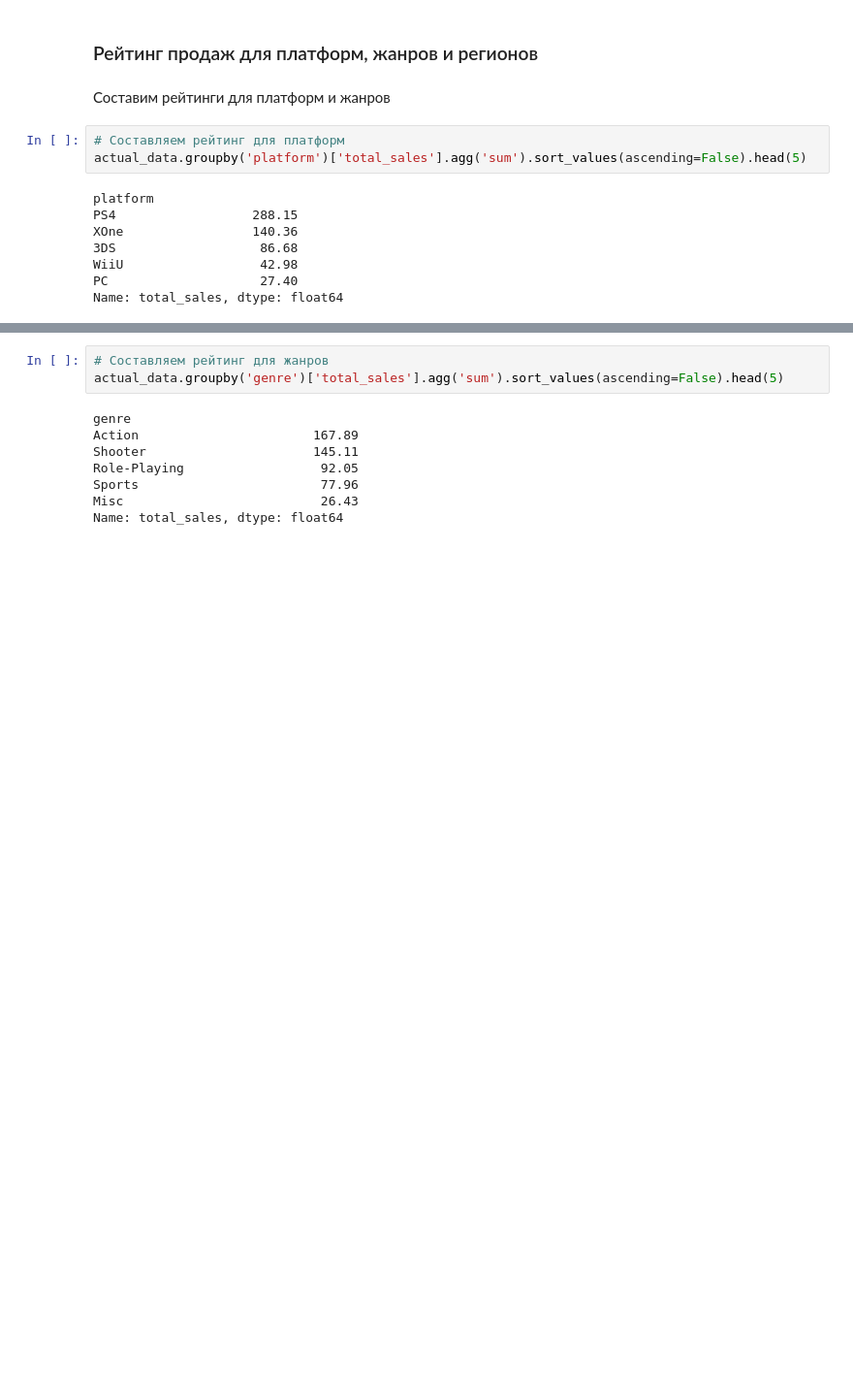
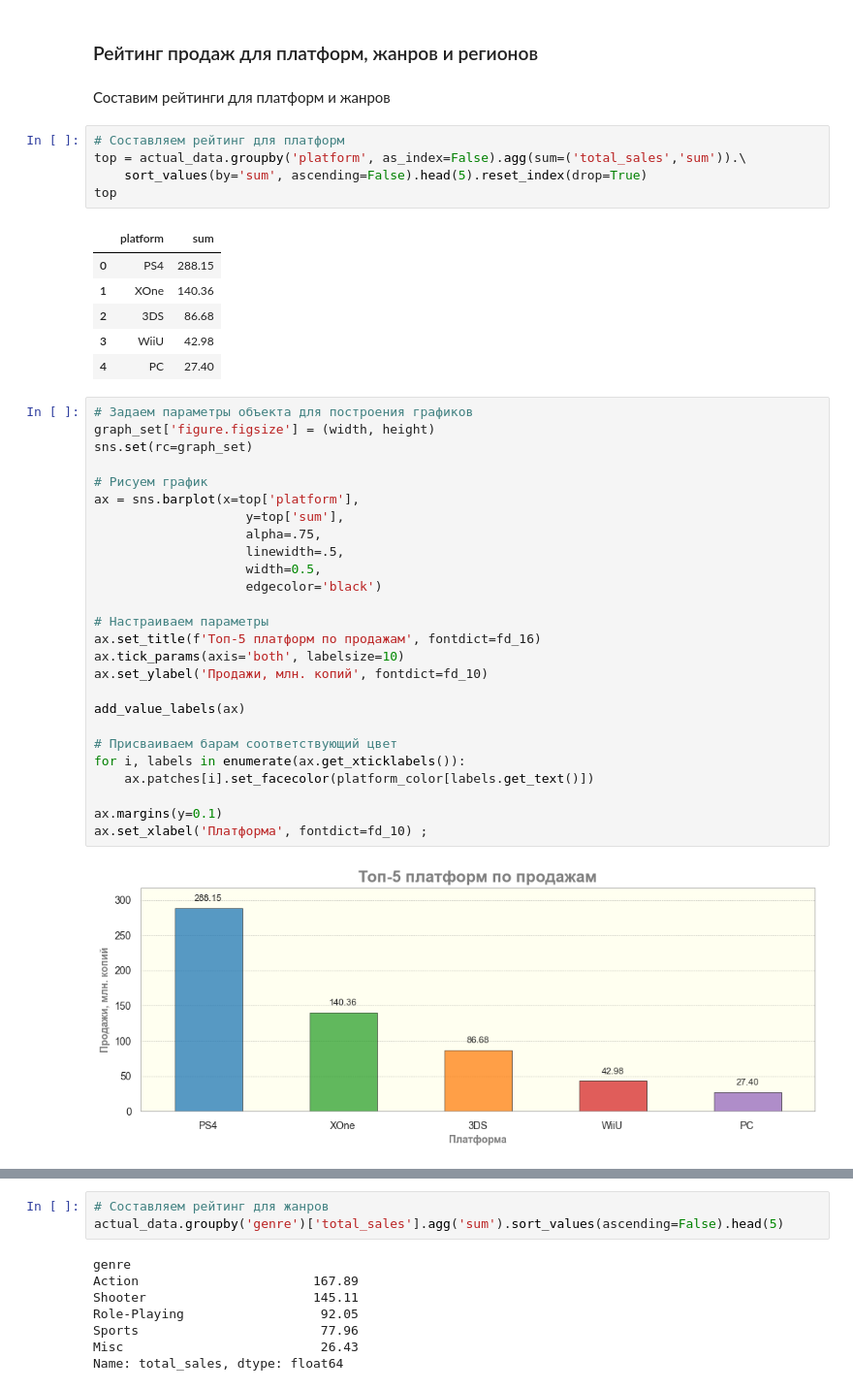
Before and after one commit to SuvorinSergey/ya_practicum_data_science, a Jupyter notebook: games/games.ipynb, the cells around one changed output, grey strips where cells are left out. Shown at 97% size. Cells and saved outputs as stored; diff of their text form; blank space fills up the shorter version.

```diff
--- a/games/games.ipynb
+++ b/games/games.ipynb
@@ -1476,15 +1478,44 @@ actual_data[actual_data['other_sales'] > 0].\
 Составим рейтинги для платформ и жанров
 # %%
 # Составляем рейтинг для платформ
-actual_data.groupby('platform')['total_sales'].agg('sum').sort_values(ascending=False).head(5)
+top = actual_data.groupby('platform', as_index=False).agg(sum=('total_sales','sum')).\
+    sort_values(by='sum', ascending=False).head(5).reset_index(drop=True)
+top
 # %% [output]
-platform
-PS4                  288.15
-XOne                 140.36
-3DS                   86.68
-WiiU                  42.98
-PC                    27.40
-Name: total_sales, dtype: float64
+|  | platform | sum |
+| 0 | PS4 | 288.15 |
+| 1 | XOne | 140.36 |
+| 2 | 3DS | 86.68 |
+| 3 | WiiU | 42.98 |
+| 4 | PC | 27.40 |
+# %%
+# Задаем параметры объекта для построения графиков
+graph_set['figure.figsize'] = (width, height)
+sns.set(rc=graph_set)
+
+# Рисуем график
+ax = sns.barplot(x=top['platform'],
+                    y=top['sum'],
+                    alpha=.75,
+                    linewidth=.5,
+                    width=0.5,
+                    edgecolor='black')
+
+# Настраиваем параметры
+ax.set_title(f'Топ-5 платформ по продажам', fontdict=fd_16)
+ax.tick_params(axis='both', labelsize=10)
+ax.set_ylabel('Продажи, млн. копий', fontdict=fd_10)
+
+add_value_labels(ax)
+
+# Присваиваем барам соответствующий цвет
+for i, labels in enumerate(ax.get_xticklabels()):
+    ax.patches[i].set_facecolor(platform_color[labels.get_text()])
+
+ax.margins(y=0.1)
+ax.set_xlabel('Платформа', fontdict=fd_10) ;
+# %% [output]
+[figure, added]
 # %%
 actual_data.groupby('platform')['total_sales'].agg('sum').sort_values(ascending=False).head(5).\
 plot(kind='pie', y='total_sales', autopct='%1.0f%%', title='Распределение продаж по платформам ТОП-5', fontsize=9)
```
Also changed, not shown: parts of 33 cells of this notebook.
